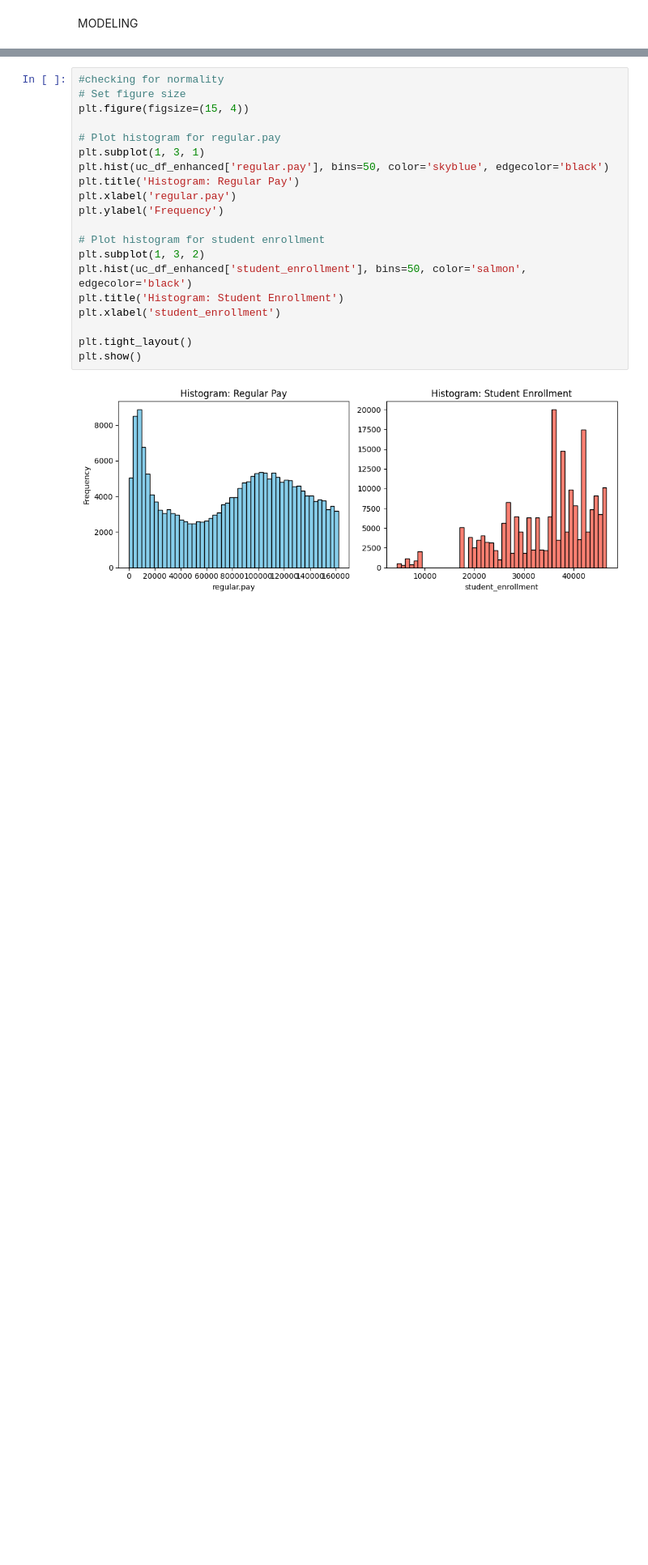
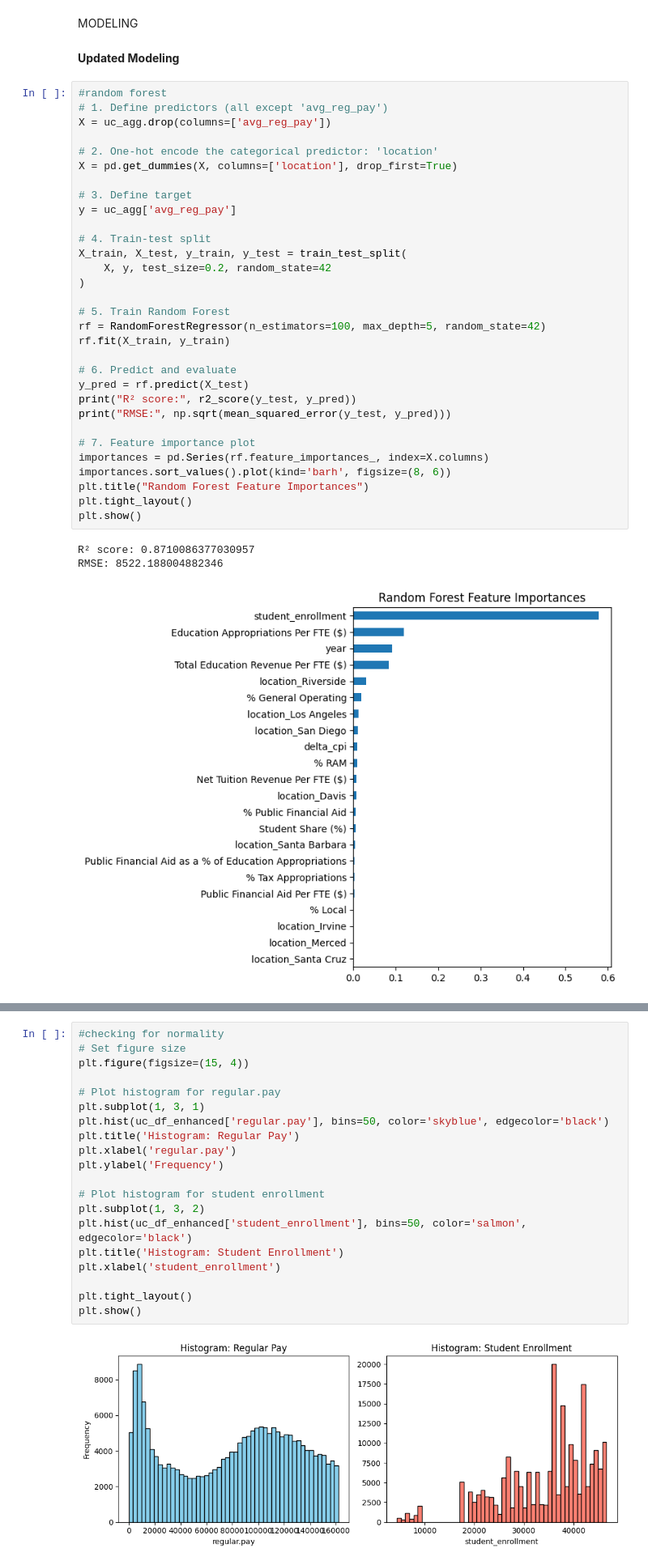
Before and after one commit to nilsberzins/stat-405-final, a Jupyter notebook: EDA405.ipynb, the cells around one changed output, grey strips where cells are left out. Shown at 81% size. Saved outputs shown, nothing was run; the diff lists cells and outputs as text; blank space fills up the shorter version.

```diff
--- a/EDA405.ipynb
+++ b/EDA405.ipynb
@@ -578,3 +582,40 @@ filtered['regular.pay'].value_counts()
 dtype: int64
 # %% [markdown]
 MODELING
+# %% [markdown]
+**Updated Modeling**
+# %%
+#random forest
+# 1. Define predictors (all except 'avg_reg_pay')
+X = uc_agg.drop(columns=['avg_reg_pay'])
+
+# 2. One-hot encode the categorical predictor: 'location'
+X = pd.get_dummies(X, columns=['location'], drop_first=True)
+
+# 3. Define target
+y = uc_agg['avg_reg_pay']
+
+# 4. Train-test split
+X_train, X_test, y_train, y_test = train_test_split(
+    X, y, test_size=0.2, random_state=42
+)
+
+# 5. Train Random Forest
+rf = RandomForestRegressor(n_estimators=100, max_depth=5, random_state=42)
+rf.fit(X_train, y_train)
+
+# 6. Predict and evaluate
+y_pred = rf.predict(X_test)
+print("R² score:", r2_score(y_test, y_pred))
+print("RMSE:", np.sqrt(mean_squared_error(y_test, y_pred)))
+
+# 7. Feature importance plot
+importances = pd.Series(rf.feature_importances_, index=X.columns)
+importances.sort_values().plot(kind='barh', figsize=(8, 6))
+plt.title("Random Forest Feature Importances")
+plt.tight_layout()
+plt.show()
+# %% [output]
+R² score: 0.8710086377030957
+RMSE: 8522.188004882346
+[figure, added]
```
Also changed, not shown: parts of 10 cells of this notebook.
